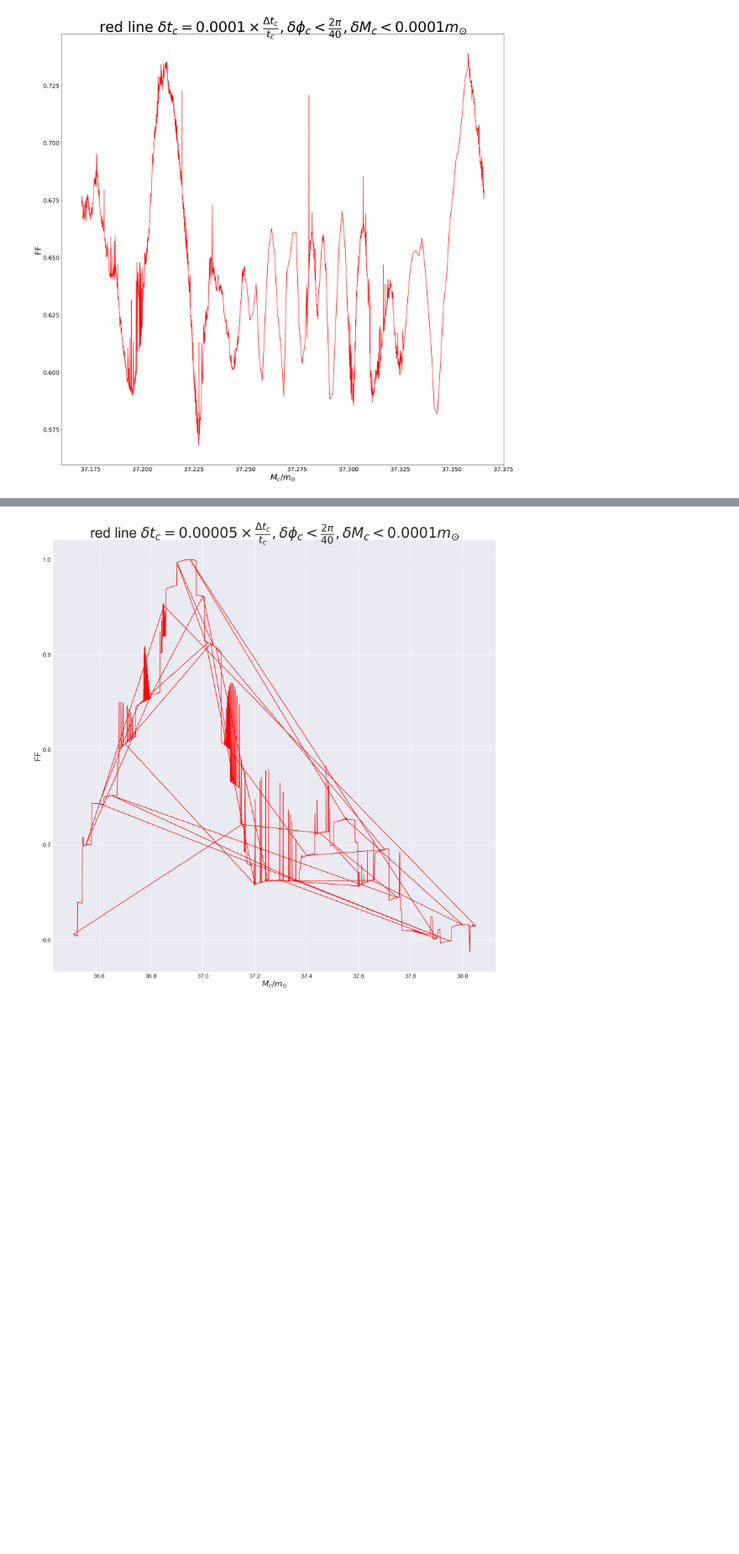
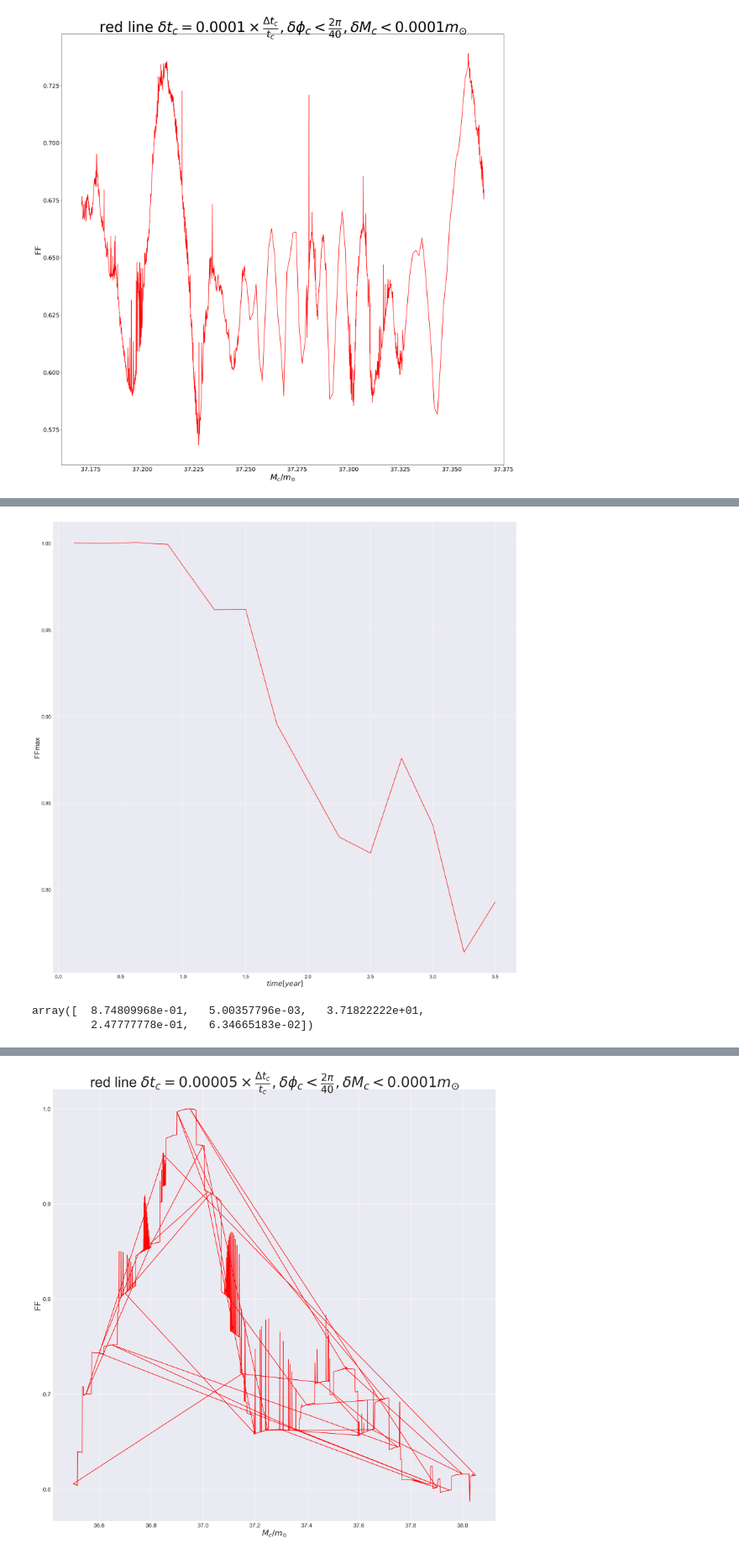
Before and after one commit to shanzhoupeng/GW-simu, a Jupyter notebook: notebook/dataVisual.ipynb, the cells around one changed output, grey strips where cells are left out. Shown at 84% size. Drawn from its saved outputs; the diff is of its cells as text; code cells hidden in the pictures; blank space fills up the shorter version.

```diff
--- a/notebook/dataVisual.ipynb
+++ b/notebook/dataVisual.ipynb
@@ -81,4 +103,4 @@ plt.show()
 # %%
-filename1='/Users/shyn/gwcal汇总/rsync_pkuhpc/0.25YEAR'
+filename1='/Users/shyn/gwcal汇总/lmission2/'
 listdir1(filename1)
 # %% [output]
@@ -113,0 +132,16 @@ array([[  9.12963251e-01,   4.85986352e-04,   3.70200000e+01,
+# %%
+max1=[]
+for file in os.listdir(filename1):
+    file_path = os.path.join(filename1, file)
+    if os.path.isdir(file_path):
+        nam1=[]
+        listdir(file_path,nam1)
+        g=np.array(nam1)
+        data=np.load(g[0])
+        for i in g[1:g.size]:
+            a=np.load(i)
+            data=np.concatenate((data,a))
+        a=data[np.where(data.T[0]==data.T[0].max())[0][0]]
+        nu=float(file)
+        max1.append([a[0],nu])
+max1
@@ -113,0 +164,24 @@ array([[  9.12963251e-01,   4.85986352e-04,   3.70200000e+01,
+# %%
+a=[]
+b=[]
+for i in max1:
+    a.append(tuple(i))
+dt=[('ffmax',float),('time',float)]
+a=np.array(a,dtype=dt)
+a.sort(order='time')
+for i in a:
+    b.append(list(i))
+fig1=plt.figure(figsize=(30,30),dpi=150)
+plt.ylabel('FFmax',fontsize=25)
+plt.xlabel(r'$time[year]$',fontsize=25)
+plt.xticks(fontsize=18)
+plt.yticks(fontsize=18)
+plt.plot(np.array(b).T[1],np.array(b).T[0],color='red')
+plt.show()
+# %% [output]
+[figure, added]
+# %%
+data[np.where(data.T[0]==data.T[0].max())[0][0]]
+# %% [output]
+array([  8.74809968e-01,   5.00357796e-03,   3.71822222e+01,
+         2.47777778e-01,   6.34665183e-02])
```
Also changed, not shown: parts of 17 cells of this notebook, 4 other files.
